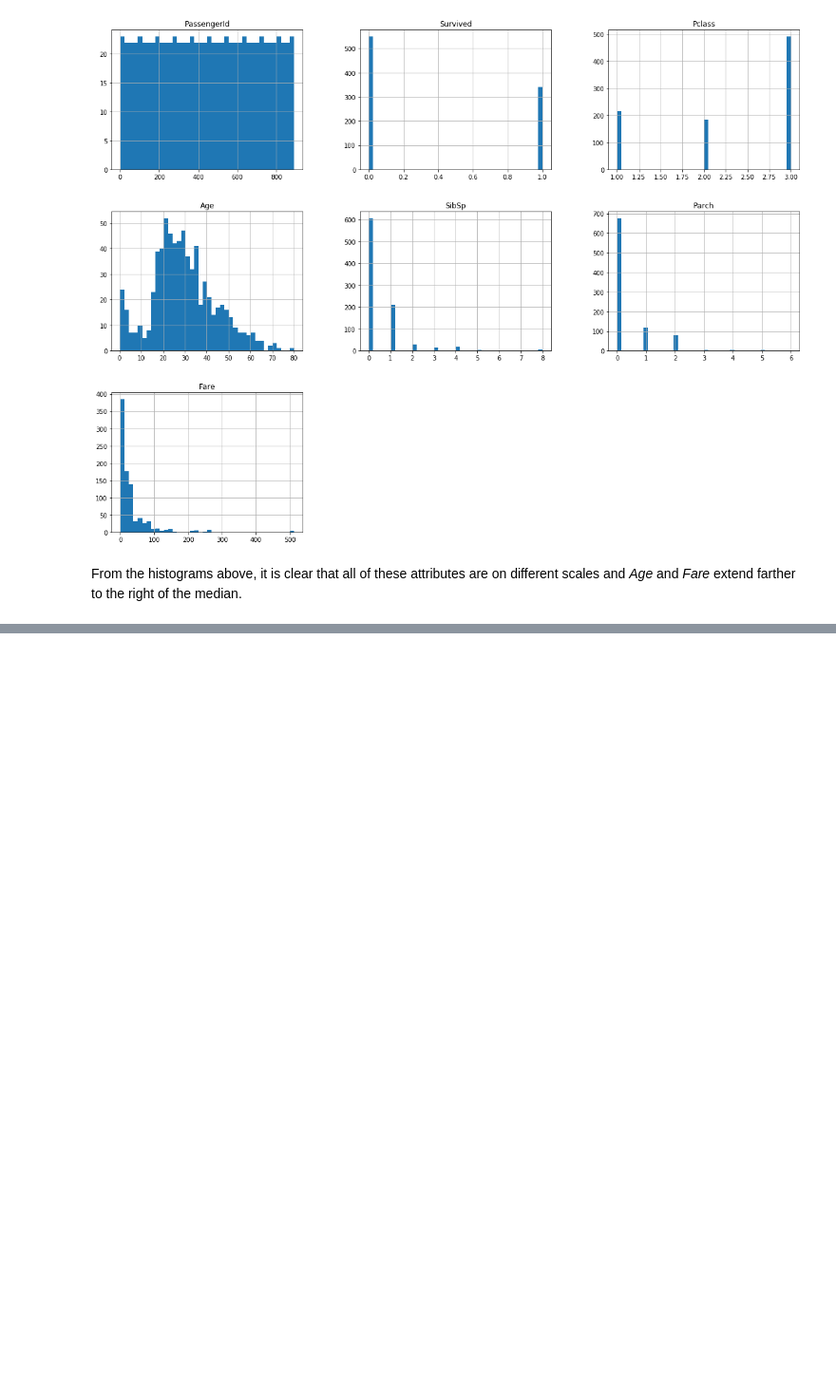
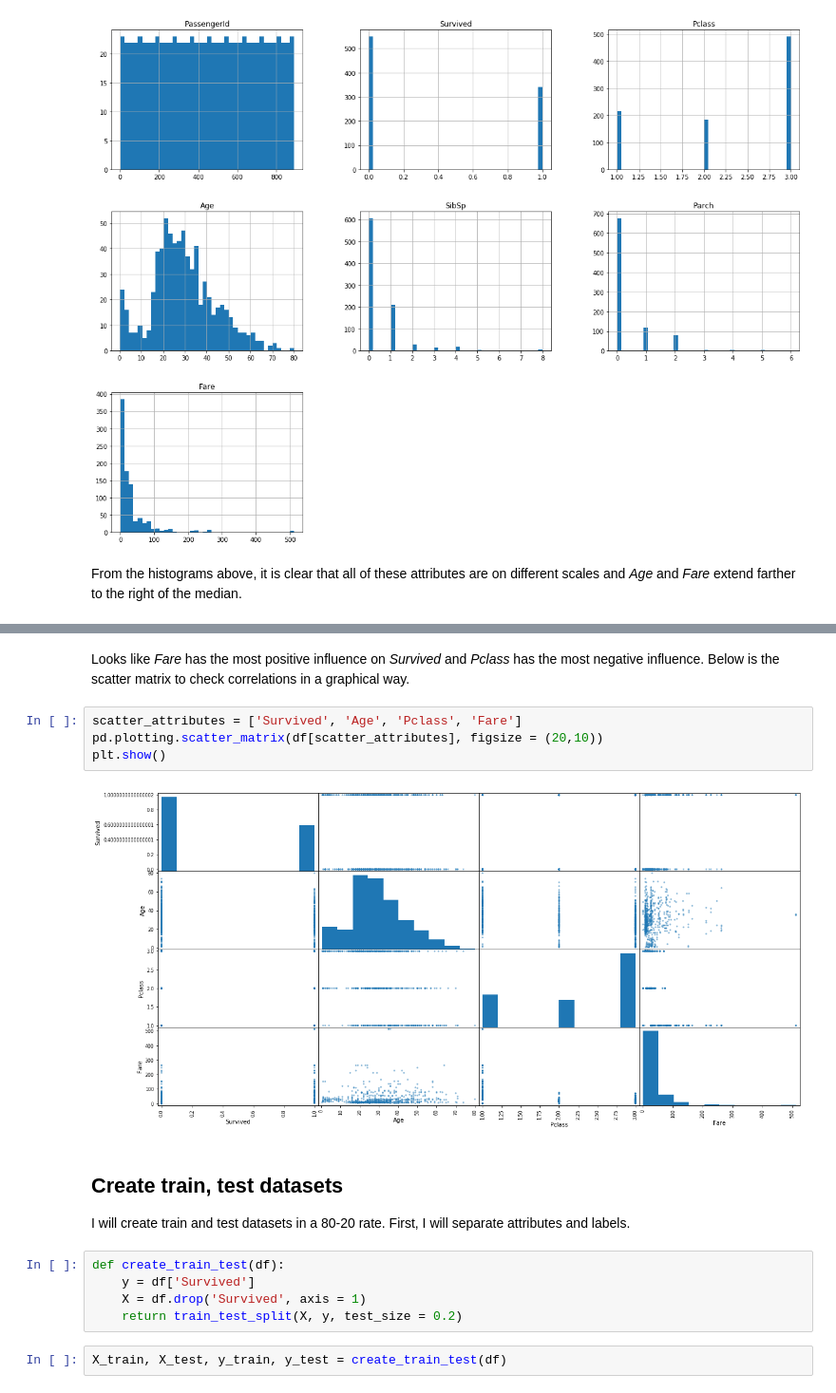
Before and after one commit to theSLWayne/titanic_model, a Jupyter notebook: titanic.ipynb, the cells around one changed output, grey strips where cells are left out. Shown at 95% size. Drawn from its saved outputs; the diff is of its cells as text; blank space fills up the shorter version.

Commit message:
Split train test sets

```diff
--- a/titanic.ipynb
+++ b/titanic.ipynb
@@ -129,0 +134,19 @@ From the histograms above, it is clear that all of these attributes are on diffe
+# %% [markdown]
+Looks like *Fare* has the most positive influence on *Survived* and *Pclass* has the most negative influence. Below is the scatter matrix to check correlations in a graphical way.
+# %%
+scatter_attributes = ['Survived', 'Age', 'Pclass', 'Fare']
+pd.plotting.scatter_matrix(df[scatter_attributes], figsize = (20,10))
+plt.show()
+# %% [output]
+[figure, added]
+# %% [markdown]
+## Create train, test datasets
+
+I will create train and test datasets in a 80-20 rate. First, I will separate attributes and labels.
+# %%
+def create_train_test(df):
+    y = df['Survived']
+    X = df.drop('Survived', axis = 1)
+    return train_test_split(X, y, test_size = 0.2)
+# %%
+X_train, X_test, y_train, y_test = create_train_test(df)
```
Also changed, not shown: parts of 3 cells of this notebook.
